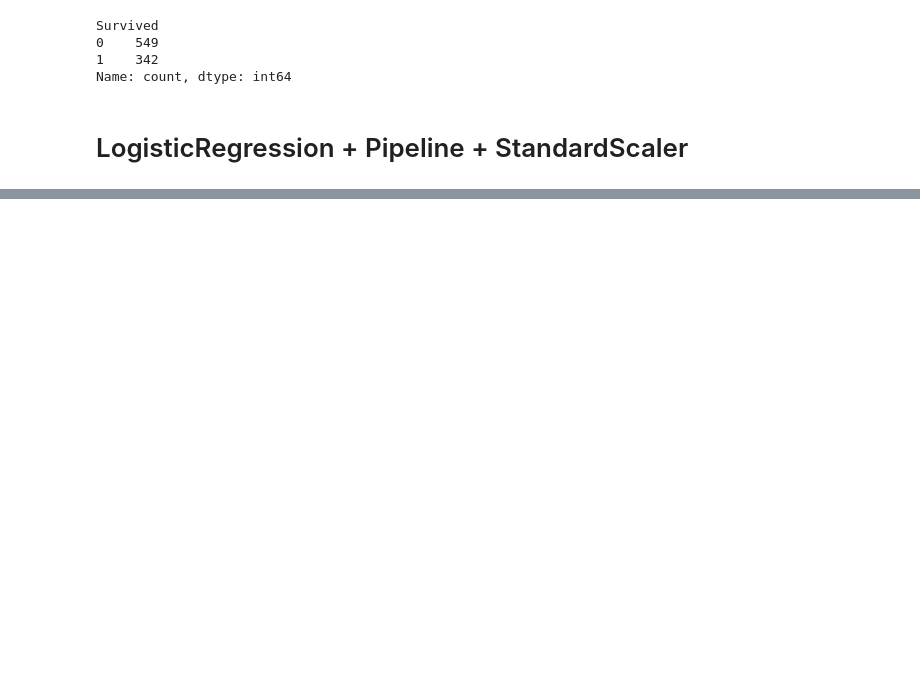
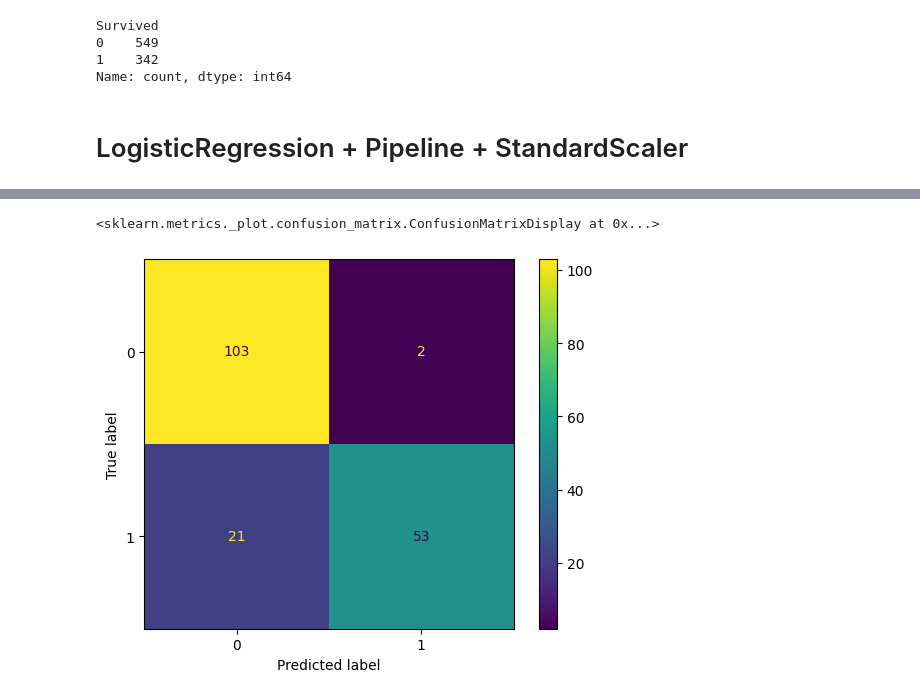
Before and after one commit to DavtianAnna/Titanic-Disaster, a Jupyter notebook: titanic_task.ipynb, the cells around one changed output, grey strips where cells are left out. Saved outputs shown, nothing was run; the diff lists cells and outputs as text; code cells hidden in the pictures; blank space fills up the shorter version.

```diff
--- a/titanic_task.ipynb
+++ b/titanic_task.ipynb
@@ -181,0 +210,9 @@ df_sub.to_csv('sub.csv', index=False, index_label=False)
+# %%
+params = {
+    'n_estimators': [100, 150, 200, 250, 300, 350, 400],
+    'max_depth': [2, 4, 6, 8, 10, 12, 14, 16, 18, 20, 25, None]
+}
+# %%
+final_model = GridSearchCV(model, param_grid=params, cv=3, verbose=2)
+# %%
+final_model.fit(X_train, y_train)
@@ -181,0 +242,2 @@ df_sub.to_csv('sub.csv', index=False, index_label=False)
+# %%
+y_pred = final_model.predict(X_val)
@@ -181,0 +259,5 @@ df_sub.to_csv('sub.csv', index=False, index_label=False)
+# %%
+ConfusionMatrixDisplay(confusion_matrix(y_val, y_pred)).plot()
+# %% [output]
+<sklearn.metrics._plot.confusion_matrix.ConfusionMatrixDisplay at 0x...>
+[figure, added]
```
Also changed, not shown: parts of 27 cells of this notebook, 2 other files.
